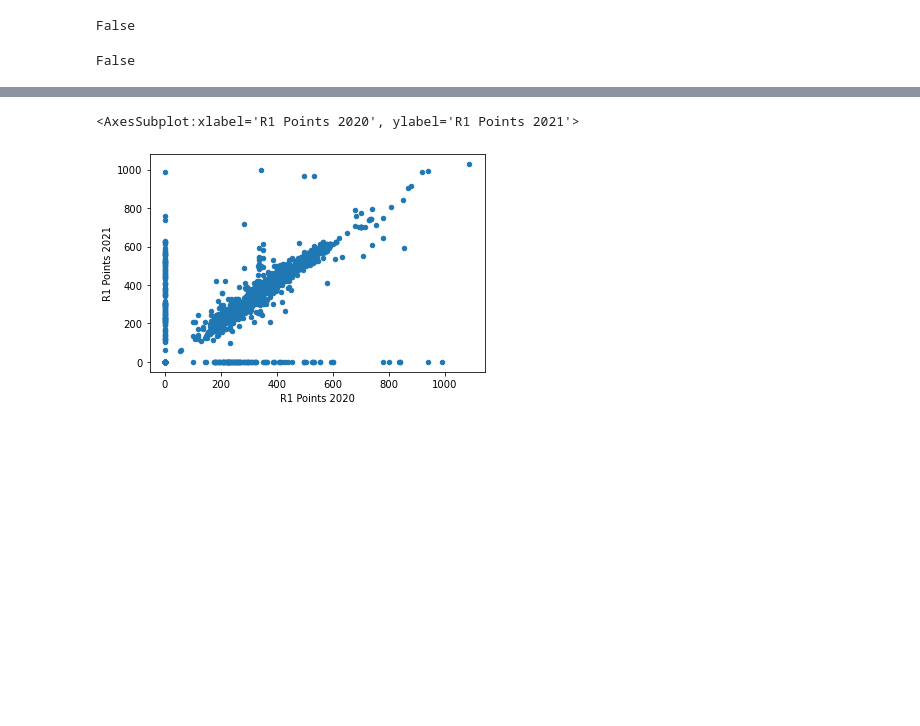
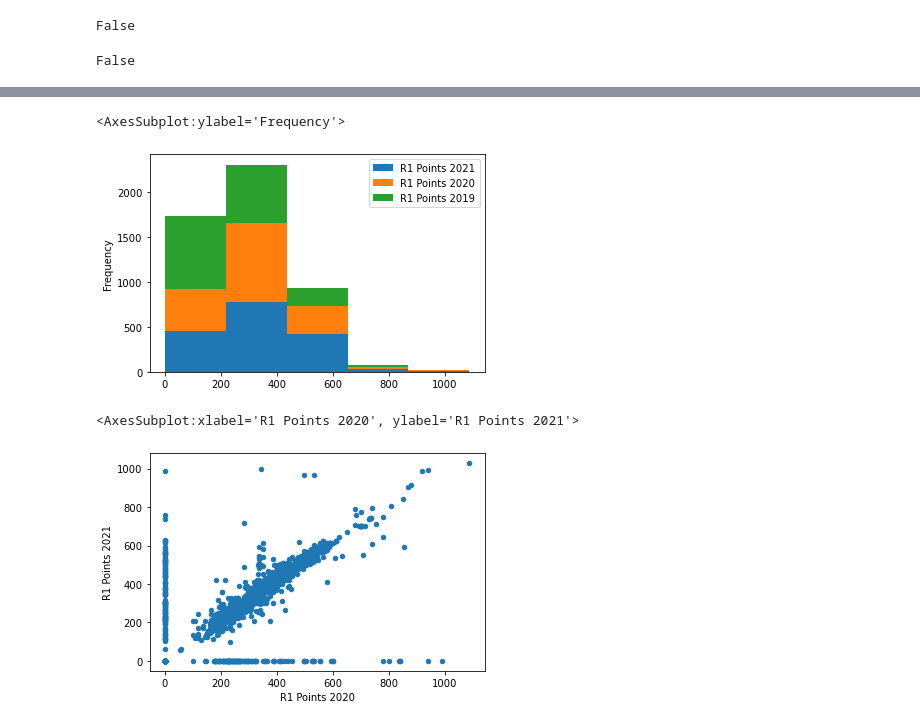
Before and after one commit to Cossie01/Fundamentals-of-Data-Analysis-Assessment, a Jupyter notebook: cao.ipynb, the cells around one changed output, grey strips where cells are left out. Saved outputs shown, nothing was run; the diff lists cells and outputs as text; code cells hidden in the pictures; blank space fills up the shorter version.

```diff
--- a/cao.ipynb
+++ b/cao.ipynb
@@ -1015 +1019,6 @@ allcourses.plot.hist() #comparing all the columns
+# %%
+allcourses.plot.hist(stacked=True, bins=5)
+# %% [output]
+<AxesSubplot:ylabel='Frequency'>
+[figure, added]
 # %%
```
Also changed, not shown: parts of 16 cells of this notebook, 13 other files.
